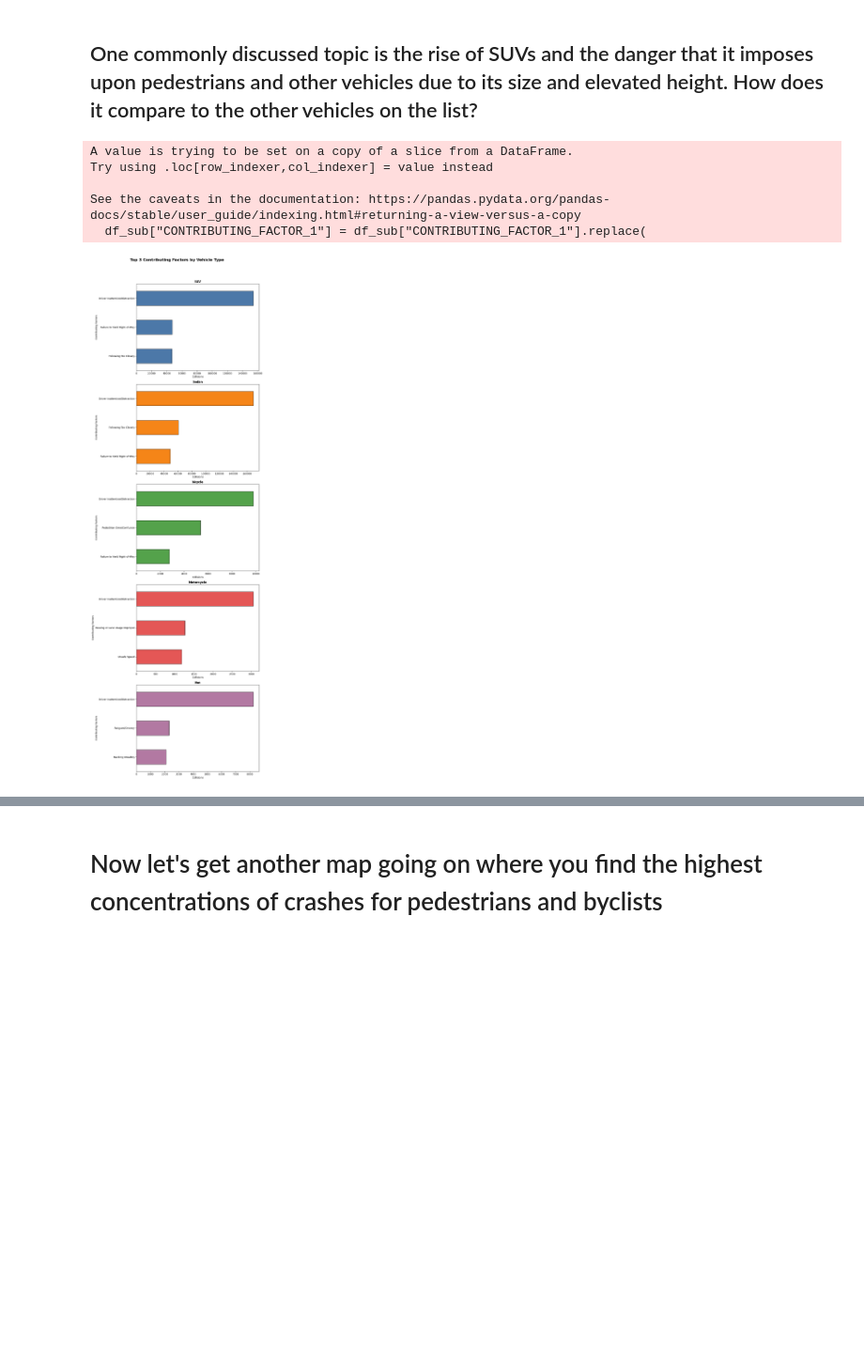
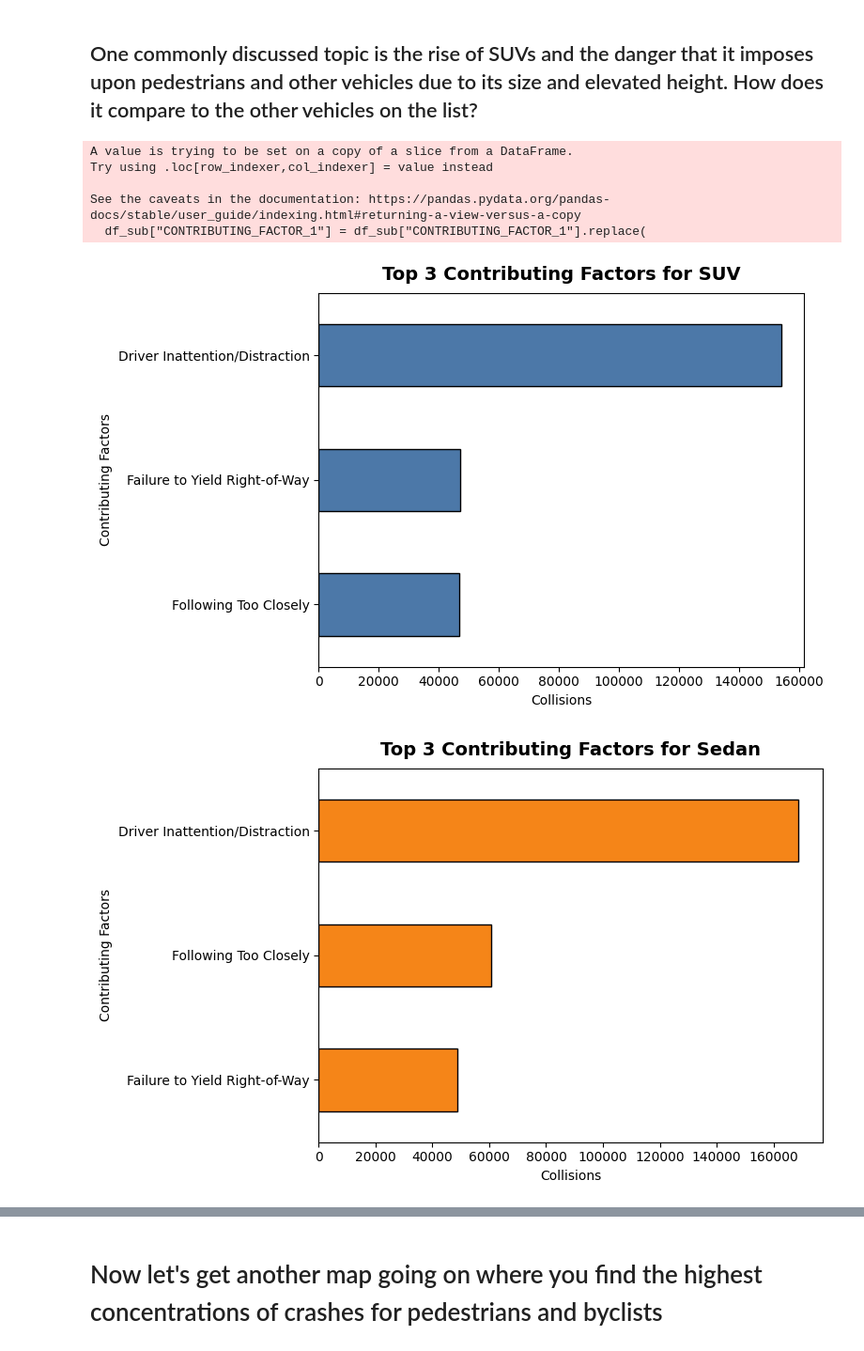
Before and after one commit to GisleGaren/GisleGaren.github.io, a Jupyter notebook: explainer/explainer.ipynb, the cells around one changed output, grey strips where cells are left out. Shown at 94% size. Cells and saved outputs as stored; diff of their text form; code cells hidden in the pictures; blank space fills up the shorter version.

Commit message:
Split up the contributing factors and added cyclist interactive map and changed the styling a little more

```diff
--- a/explainer/explainer.ipynb
+++ b/explainer/explainer.ipynb
@@ -241,10 +241,11 @@ Name: count, dtype: int64
 # %% [markdown]
 ## One commonly discussed topic is the rise of SUVs and the danger that it imposes upon pedestrians and other vehicles due to its size and elevated height. How does it compare to the other vehicles on the list?
 # %%
-# Define vehicles that Javi might be interested in driving to deliver food
+import matplotlib.pyplot as plt
+
+# Filter your dataframe (as you already did)
 vehicle_types_to_compare = ["SUV", "Sedan", "bicycle", "Motorcycle", "Van"]
 
-# Filter to selected vehicle types and remove "Unspecified" contributing factors
 df_sub = df_vehicle[
     (df_vehicle["VEHICLE_TYPE_CLEANED"].isin(vehicle_types_to_compare)) &
     (df_vehicle["CONTRIBUTING_FACTOR_1"].str.lower() != "unspecified") &
@@ -253,43 +254,40 @@ df_sub = df_vehicle[
 
 df_sub["CONTRIBUTING_FACTOR_1"] = df_sub["CONTRIBUTING_FACTOR_1"].replace(
     "Pedestrian/Bicyclist/Other Pedestrian Error/Confusion",
     "Pedestrian Error/Confusion"
 )
 
 color_map = {
     "SUV": "#4c78a8",
     "Sedan": "#f58518",
     "bicycle": "#54a24b",
     "Motorcycle": "#e45756",
     "Van": "#b279a2"
 }
 
-# Plot vertically stacked subplots: 5 rows × 1 column
-fig, axes = plt.subplots(len(vehicle_types_to_compare), 1, figsize=(10, 30), sharex=False)
-
-for ax, vt in zip(axes, vehicle_types_to_compare):
+# 🔄 Loop through each vehicle type and create a separate plot
+for vt in vehicle_types_to_compare:
     top3 = (
         df_sub[df_sub["VEHICLE_TYPE_CLEANED"] == vt]
         .groupby("CONTRIBUTING_FACTOR_1")
         .size()
         .nlargest(3)
     )
+
+    fig, ax = plt.subplots(figsize=(8, 5))
     top3.plot(kind="barh", ax=ax, color=color_map[vt], edgecolor="black")
-    ax.set_title(f"{vt}", fontsize=12, fontweight="bold", pad=5)
+    ax.set_title(f"Top 3 Contributing Factors for {vt}", fontsize=14, fontweight="bold", pad=10)
     ax.set_xlabel("Collisions")
     ax.set_ylabel("Contributing Factors")
-    ax.invert_yaxis()  # Optional: Put the highest bar on top
+    ax.invert_yaxis()  # So the most frequent is on top
+    fig.tight_layout()
 
-# Main title
-fig.suptitle("Top 3 Contributing Factors by Vehicle Type", fontweight="bold", fontsize=16, y=0.995)
-
-# Layout adjustments
-fig.tight_layout(rect=[0, 0, 1, 0.97], h_pad=0.95)
-plt.show()
+    plt.show()  # Or replace with fig.savefig(...) to export
 # %% [output]
 A value is trying to be set on a copy of a slice from a DataFrame.
 Try using .loc[row_indexer,col_indexer] = value instead
 
 See the caveats in the documentation: https://pandas.pydata.org/pandas-docs/stable/user_guide/indexing.html#returning-a-view-versus-a-copy
   df_sub["CONTRIBUTING_FACTOR_1"] = df_sub["CONTRIBUTING_FACTOR_1"].replace(
-[figure, old version]
+[figure, new version]
+[figure, added]
```
Also changed, not shown: parts of 2 cells of this notebook, 7 other files.
